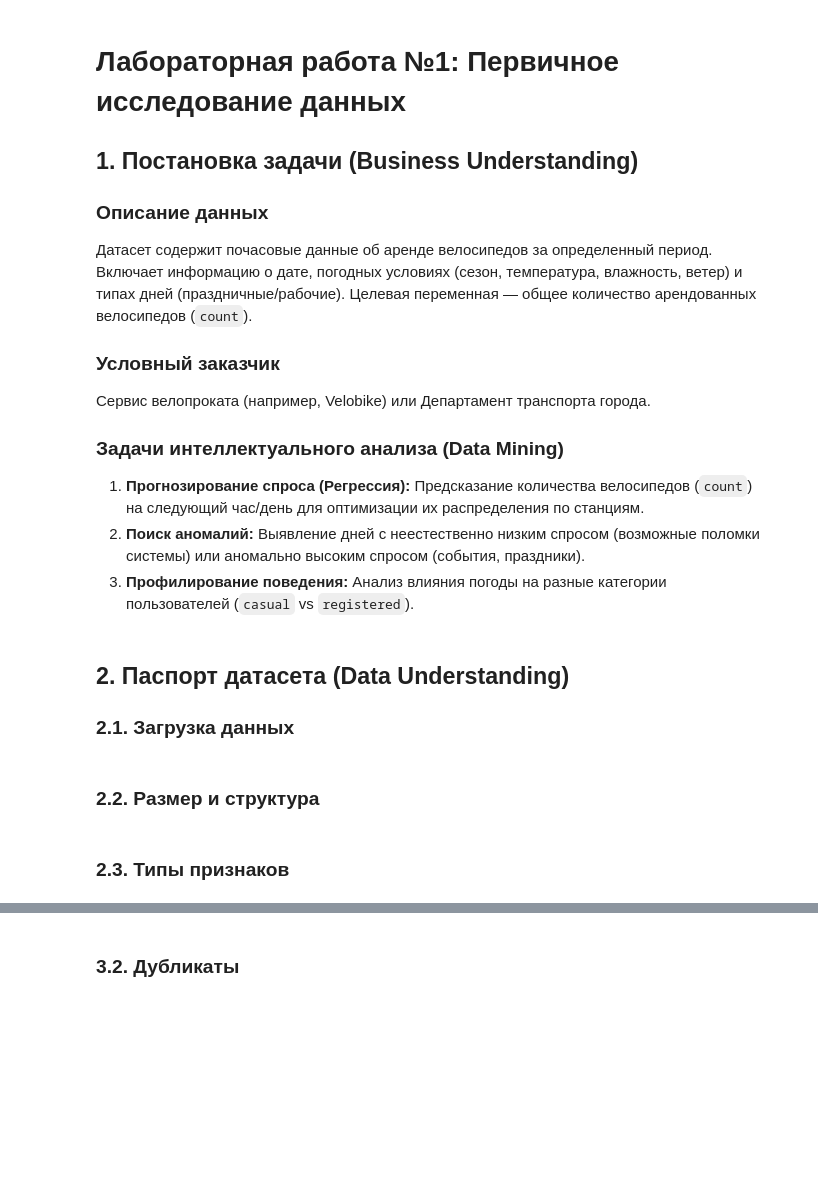
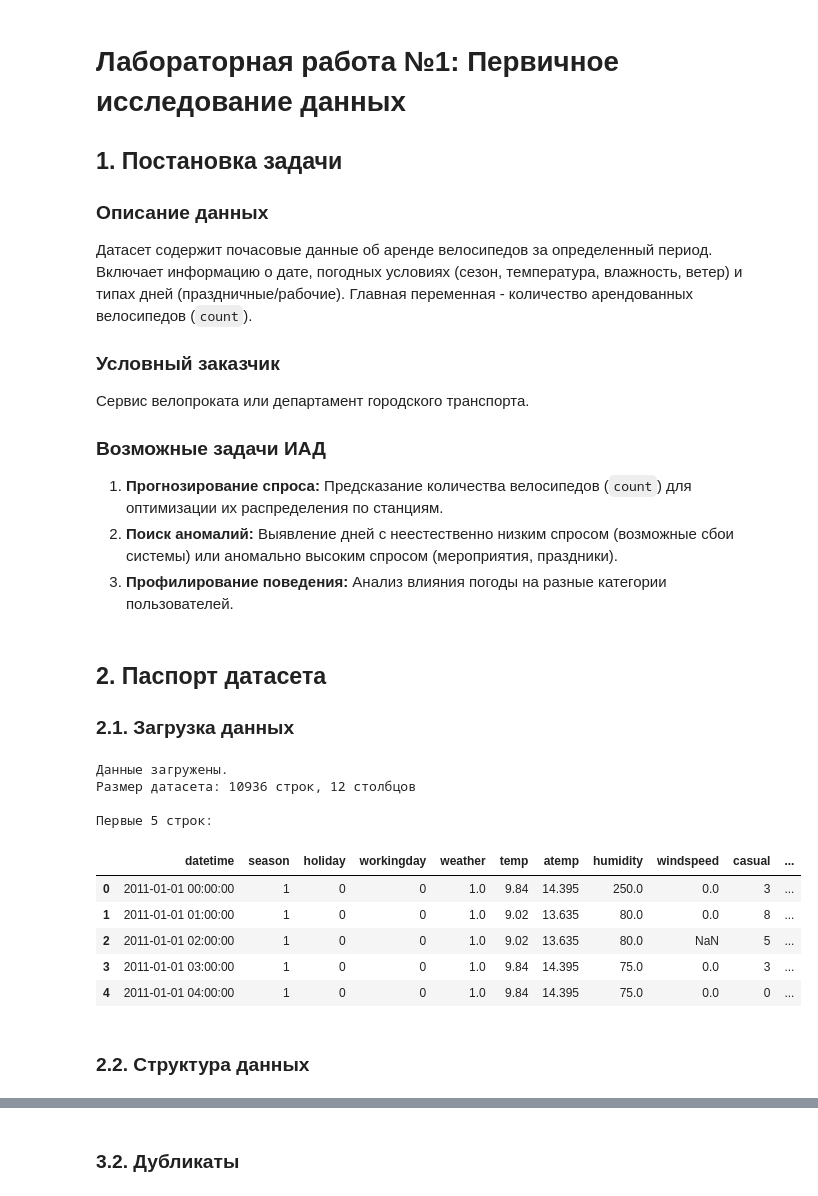
Before and after one commit to hypocr111te/DataAnalysis_Lab1, a Jupyter notebook: notebooks/01_data_understanding.ipynb, the cells around one changed output, grey strips where cells are left out. Saved outputs shown, nothing was run; the diff lists cells and outputs as text; code cells hidden in the pictures; blank space fills up the shorter version.

```diff
--- a/notebooks/01_data_understanding.ipynb
+++ b/notebooks/01_data_understanding.ipynb
@@ -1,39 +1,45 @@
 # %% [markdown]
 # Лабораторная работа №1: Первичное исследование данных
 
-## 1. Постановка задачи (Business Understanding)
+## 1. Постановка задачи
 
 ### Описание данных
-Датасет содержит почасовые данные об аренде велосипедов за определенный период. Включает информацию о дате, погодных условиях (сезон, температура, влажность, ветер) и типах дней (праздничные/рабочие). Целевая переменная — общее количество арендованных велосипедов (`count`).
+Датасет содержит почасовые данные об аренде велосипедов за определенный период. Включает информацию о дате, погодных условиях (сезон, температура, влажность, ветер) и типах дней (праздничные/рабочие). Главная переменная - количество арендованных велосипедов (`count`).
 
 ### Условный заказчик
-Сервис велопроката (например, Velobike) или Департамент транспорта города.
+Сервис велопроката или департамент городского транспорта.
 
-### Задачи интеллектуального анализа (Data Mining)
-1. **Прогнозирование спроса (Регрессия):** Предсказание количества велосипедов (`count`) на следующий час/день для оптимизации их распределения по станциям.
-2. **Поиск аномалий:** Выявление дней с неестественно низким спросом (возможные поломки системы) или аномально высоким спросом (события, праздники).
-3. **Профилирование поведения:** Анализ влияния погоды на разные категории пользователей (`casual` vs `registered`).
+### Возможные задачи ИАД
+1. **Прогнозирование спроса:** Предсказание количества велосипедов (`count`) для оптимизации их распределения по станциям.
+2. **Поиск аномалий:** Выявление дней с неестественно низким спросом (возможные сбои системы) или аномально высоким спросом (мероприятия, праздники).
+3. **Профилирование поведения:** Анализ влияния погоды на разные категории пользователей.
 # %% [markdown]
-## 2. Паспорт датасета (Data Understanding)
+## 2. Паспорт датасета
 
 ### 2.1. Загрузка данных
 # %%
 import pandas as pd
 import numpy as np
 import matplotlib.pyplot as plt
 import seaborn as sns
 
-# Настройка стиля графиков
-sns.set(style="whitegrid")
+df = pd.read_csv('../data/bikes_dirty.csv')
+print("Данные загружены.")
 
-# Загрузка данных (предполагаем, что скрипт генерации уже отработал)
-try:
-    df = pd.read_csv('../data/bikes_dirty.csv')
-    print("Данные успешно загружены.")
-except FileNotFoundError:
-    print("Файл не найден! Запустите generate_data.py в папке data/")
+print(f"Размер датасета: {df.shape[0]} строк, {df.shape[1]} столбцов")
 
-# Преобразование datetime сразу, так как это ключевое поле
-df['datetime'] = pd.to_datetime(df['datetime'])
+print("\nПервые 5 строк:")
+display(df.head())
+# %% [output]
+Данные загружены.
+Размер датасета: 10936 строк, 12 столбцов
+
+Первые 5 строк:
+|  | datetime | season | holiday | workingday | weather | temp | atemp | humidity | windspeed | casual | ... |
+| 0 | 2011-01-01 00:00:00 | 1 | 0 | 0 | 1.0 | 9.84 | 14.395 | 250.0 | 0.0 | 3 | ... |
+| 1 | 2011-01-01 01:00:00 | 1 | 0 | 0 | 1.0 | 9.02 | 13.635 | 80.0 | 0.0 | 8 | ... |
+| 2 | 2011-01-01 02:00:00 | 1 | 0 | 0 | 1.0 | 9.02 | 13.635 | 80.0 | NaN | 5 | ... |
+| 3 | 2011-01-01 03:00:00 | 1 | 0 | 0 | 1.0 | 9.84 | 14.395 | 75.0 | 0.0 | 3 | ... |
+| 4 | 2011-01-01 04:00:00 | 1 | 0 | 0 | 1.0 | 9.84 | 14.395 | 75.0 | 0.0 | 0 | ... |
 # %% [markdown]
-### 2.2. Размер и структура
+### 2.2. Структура данных
@@ -45,2 +45,0 @@ display(df.head())
-# %% [markdown]
-### 2.3. Типы признаков
```
Also changed, not shown: parts of 26 cells of this notebook.
